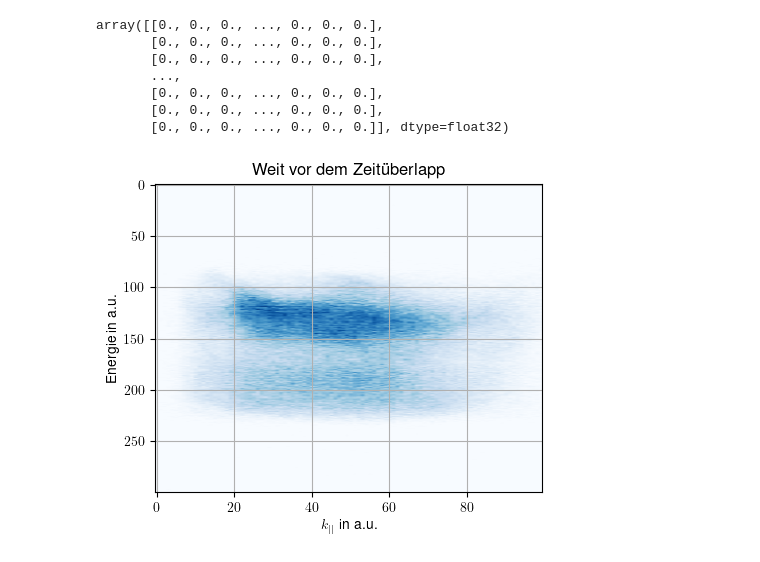
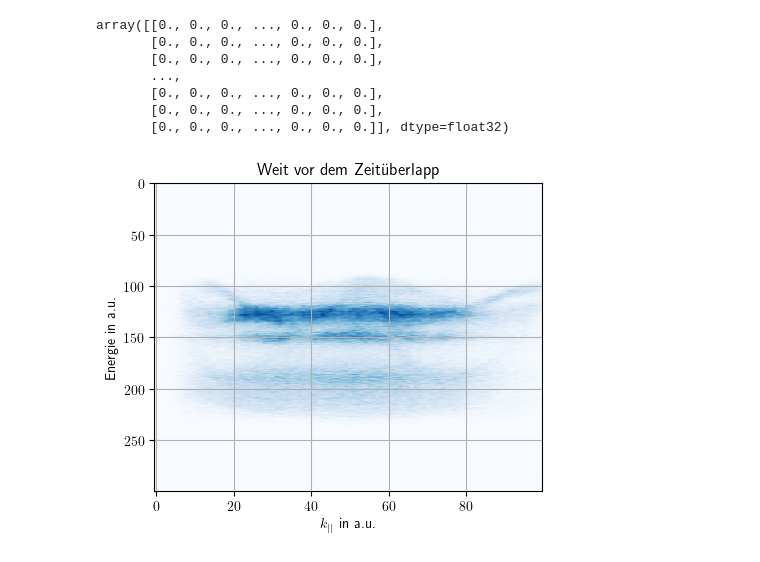
Before and after one commit to RicemanBoy/NM-Code-for-Excercises, a Jupyter notebook: Forschungsarbeit 1/plot.ipynb, the cells around one changed output. Cells and saved outputs as stored; diff of their text form; code cells hidden in the pictures.

```diff
--- a/Forschungsarbeit 1/plot.ipynb
+++ b/Forschungsarbeit 1/plot.ipynb
@@ -60,21 +68,21 @@ array([[0., 0., 0., ..., 0., 0., 0.],
 # %%
 arg_imshow = dict(cmap='Blues')
 
 plt.rcParams['text.usetex'] = True
 
 #######################################################################################################################
 # Plot structure 1 Ek
 #######################################################################################################################
 #plt.figure()
 fig, ax = plt.subplots(figsize=(5,4))
-ax.imshow(data_ek_1921, **arg_imshow, aspect="auto")
+ax.imshow(data_ek_2151, **arg_imshow, aspect="auto")
 ax.grid()
 ax.set_title("Weit vor dem Zeitüberlapp")
 ax.set_xlabel(r"$k_{||}$ in a.u.")
 ax.set_ylabel("Energie in a.u.")
 plt.show()
 # %% [output]
-[figure, old version]
+[figure, new version]
 # %%
 data_ek_2151_laplace = ndimage.gaussian_laplace(data_ek_2151,sigma = 2)
 
```
Also changed, not shown: parts of 6 cells of this notebook, 4 other files.
